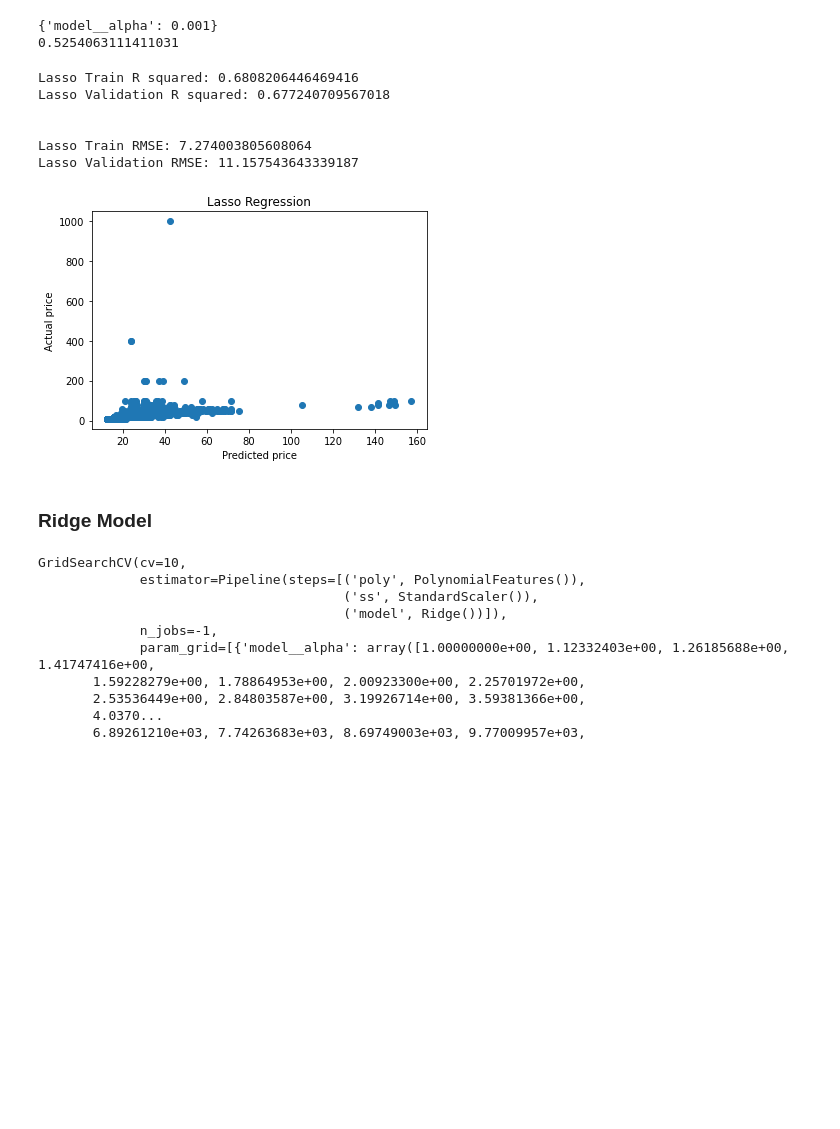
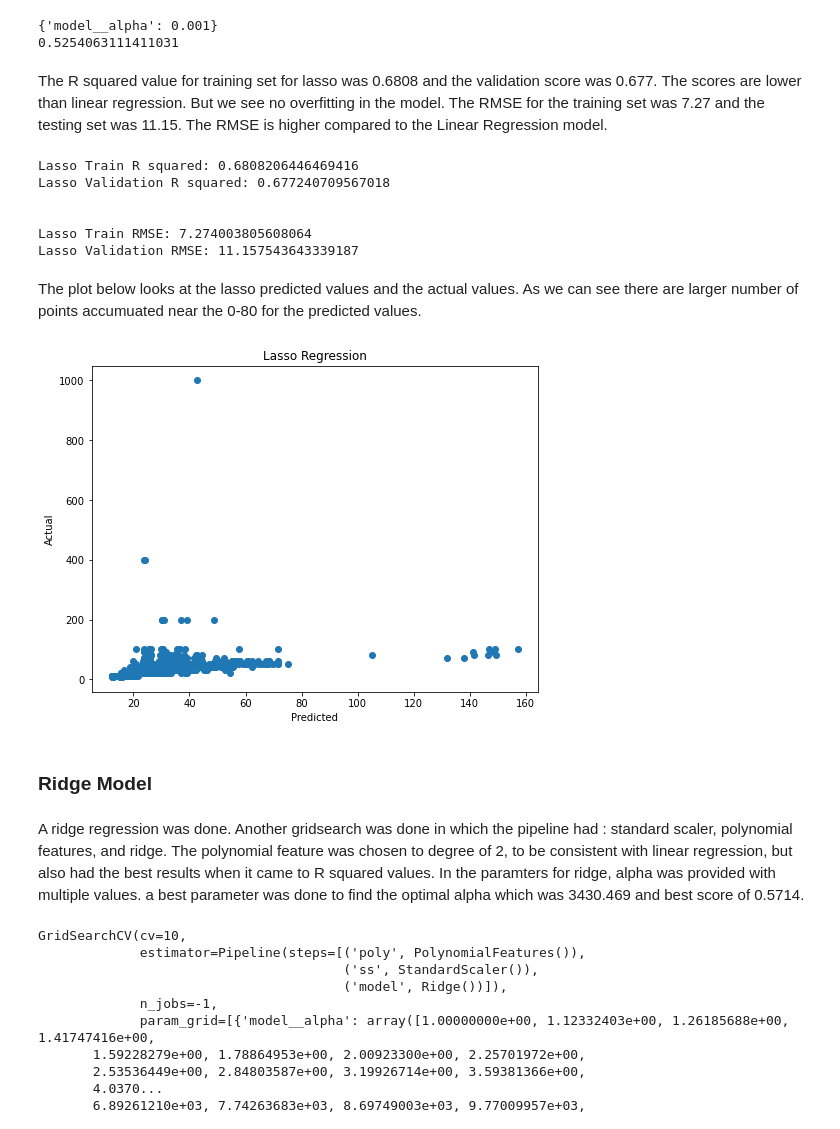
Before and after one commit to LewisDaDude/Project-4, a Jupyter notebook: code/03_Modeling.ipynb, the cells around one changed output. Saved outputs shown, nothing was run; the diff lists cells and outputs as text; code cells hidden in the pictures; blank space fills up the shorter version.

```diff
--- a/code/03_Modeling.ipynb
+++ b/code/03_Modeling.ipynb
@@ -190,6 +195,8 @@ print(lasso_gs.best_score_)
 # %% [output]
 {'model__alpha': 0.001}
 0.5254063111411031
+# %% [markdown]
+The R squared value for training set for lasso was 0.6808 and the validation score was 0.677. The scores are lower than linear regression. But we see no overfitting in the model. The RMSE for the training set was 7.27 and the testing set was 11.15. The RMSE is higher compared to the Linear Regression model.
 # %%
 print('Lasso Train R squared:', lasso_gs.score(X_train, y_train_log))
 print('Lasso Validation R squared:', lasso_gs.score(X_val, y_val_log))
@@ -205,15 +212,20 @@ Lasso Validation R squared: 0.677240709567018
 
 Lasso Train RMSE: 7.274003805608064
 Lasso Validation RMSE: 11.157543643339187
+# %% [markdown]
+The plot below looks at the lasso predicted values and the actual values. As we can see there are larger number of points accumuated near the 0-80 for the predicted values.
 # %%
+plt.figure(figsize=(8,6))
 plt.scatter(np.exp(lasso_val_preds), actual_values)
-plt.xlabel('Predicted price')
-plt.ylabel('Actual price')
+plt.xlabel('Predicted')
+plt.ylabel('Actual')
 plt.title('Lasso Regression');
 # %% [output]
-[figure, old version]
+[figure, new version]
 # %% [markdown]
 ### Ridge Model
+# %% [markdown]
+A ridge regression was done. Another gridsearch was done in which the pipeline had : standard scaler, polynomial features, and ridge. The polynomial feature was chosen to degree of 2, to be consistent with linear regression, but also had the best results when it came to R squared values. In the paramters for ridge, alpha was provided with multiple values. a best parameter was done to find the optimal alpha which was 3430.469 and best score of 0.5714.
 # %%
 ridge_pipe = Pipeline([
     ('poly', PolynomialFeatures(degree = 2)),
```
Also changed, not shown: parts of 66 cells of this notebook.
